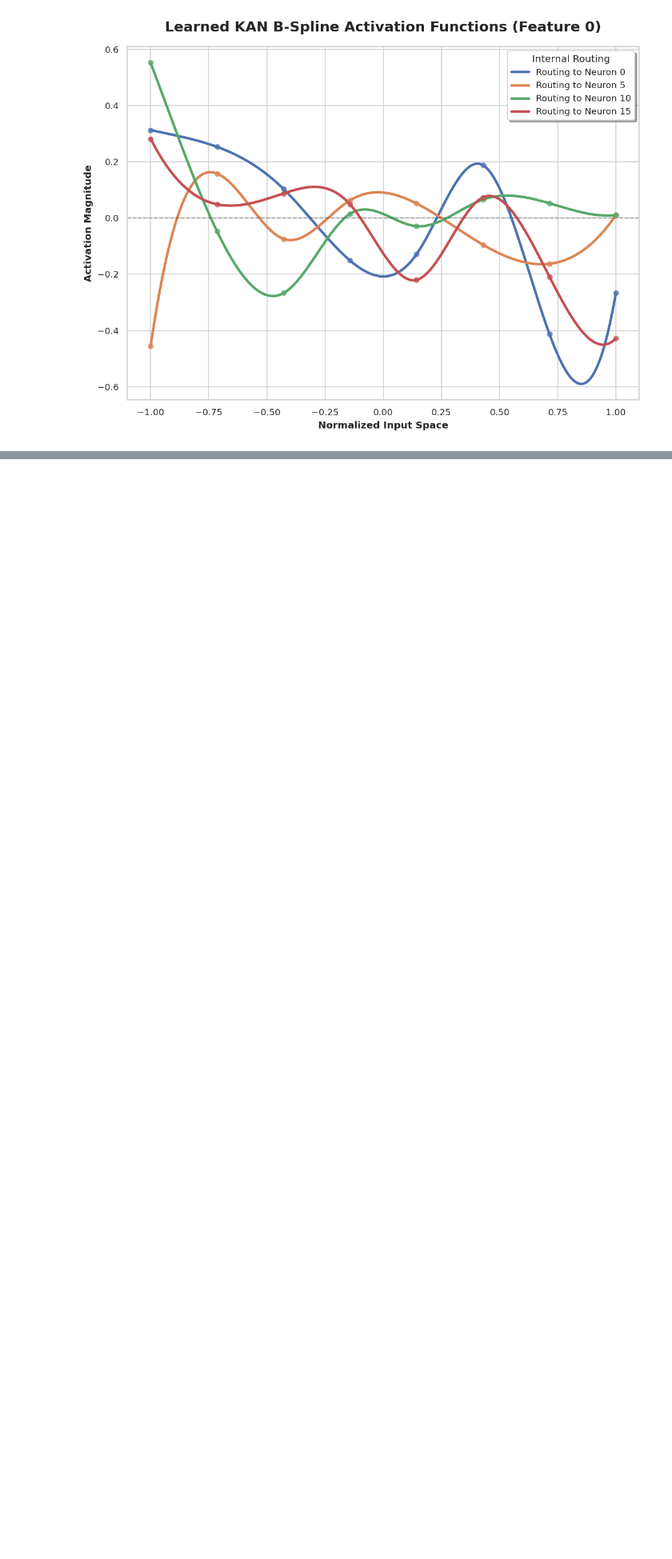
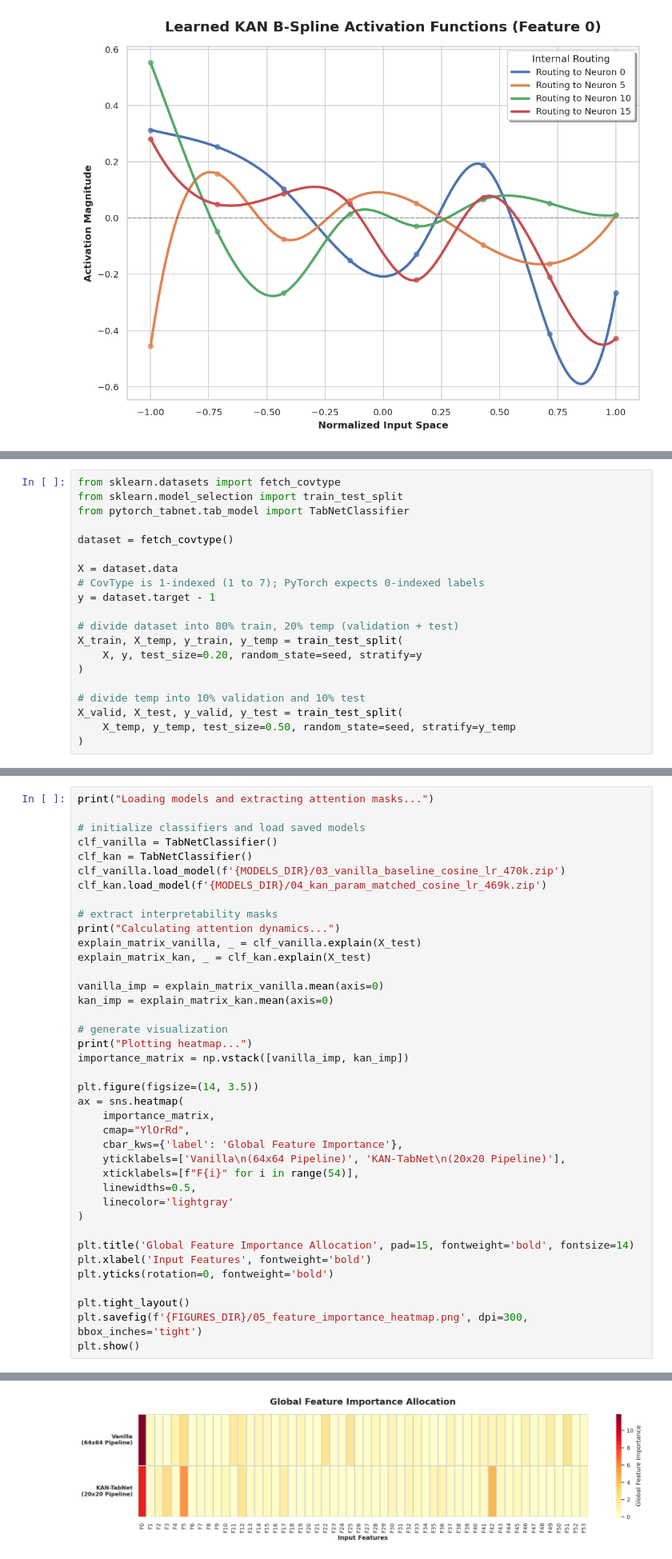
Before and after one commit to chuo-v/kan-tabnet-experiments, a Jupyter notebook: notebooks/forest_cover/08_interpretability_visuals.ipynb, the cells around one changed output, grey strips where cells are left out. Shown at 80% size. Cells and saved outputs as stored; diff of their text form; blank space fills up the shorter version.

Commit message:
Add code to interpretability notebooks to generate heatmaps for global feature importance + update outputted images

```diff
--- a/notebooks/forest_cover/08_interpretability_visuals.ipynb
+++ b/notebooks/forest_cover/08_interpretability_visuals.ipynb
@@ -264,0 +296,20 @@ Output Neurons: 80 | Input Features: 54 | Control Points: 8
+# %%
+from sklearn.datasets import fetch_covtype
+from sklearn.model_selection import train_test_split
+from pytorch_tabnet.tab_model import TabNetClassifier
+
+dataset = fetch_covtype()
+
+X = dataset.data
+# CovType is 1-indexed (1 to 7); PyTorch expects 0-indexed labels
+y = dataset.target - 1
+
+# divide dataset into 80% train, 20% temp (validation + test)
+X_train, X_temp, y_train, y_temp = train_test_split(
+    X, y, test_size=0.20, random_state=seed, stratify=y
+)
+
+# divide temp into 10% validation and 10% test
+X_valid, X_test, y_valid, y_test = train_test_split(
+    X_temp, y_temp, test_size=0.50, random_state=seed, stratify=y_temp
+)
@@ -264,0 +319,40 @@ Output Neurons: 80 | Input Features: 54 | Control Points: 8
+# %%
+print("Loading models and extracting attention masks...")
+
+# initialize classifiers and load saved models
+clf_vanilla = TabNetClassifier()
+clf_kan = TabNetClassifier()
+clf_vanilla.load_model(f'{MODELS_DIR}/03_vanilla_baseline_cosine_lr_470k.zip')
+clf_kan.load_model(f'{MODELS_DIR}/04_kan_param_matched_cosine_lr_469k.zip')
+
+# extract interpretability masks
+print("Calculating attention dynamics...")
+explain_matrix_vanilla, _ = clf_vanilla.explain(X_test)
+explain_matrix_kan, _ = clf_kan.explain(X_test)
+
+vanilla_imp = explain_matrix_vanilla.mean(axis=0)
+kan_imp = explain_matrix_kan.mean(axis=0)
+
+# generate visualization
+print("Plotting heatmap...")
+importance_matrix = np.vstack([vanilla_imp, kan_imp])
+
+plt.figure(figsize=(14, 3.5))
+ax = sns.heatmap(
+    importance_matrix,
+    cmap="YlOrRd",
+    cbar_kws={'label': 'Global Feature Importance'},
+    yticklabels=['Vanilla\n(64x64 Pipeline)', 'KAN-TabNet\n(20x20 Pipeline)'],
+    xticklabels=[f"F{i}" for i in range(54)],
+    linewidths=0.5,
+    linecolor='lightgray'
+)
+
+plt.title('Global Feature Importance Allocation', pad=15, fontweight='bold', fontsize=14)
+plt.xlabel('Input Features', fontweight='bold')
+plt.yticks(rotation=0, fontweight='bold')
+
+plt.tight_layout()
+plt.savefig(f'{FIGURES_DIR}/05_feature_importance_heatmap.png', dpi=300, bbox_inches='tight')
+plt.show()
+# %% [output]
@@ -264,0 +362 @@ Output Neurons: 80 | Input Features: 54 | Control Points: 8
+[figure, added]
```
Also changed, not shown: parts of 9 cells of this notebook, 5 other files.
